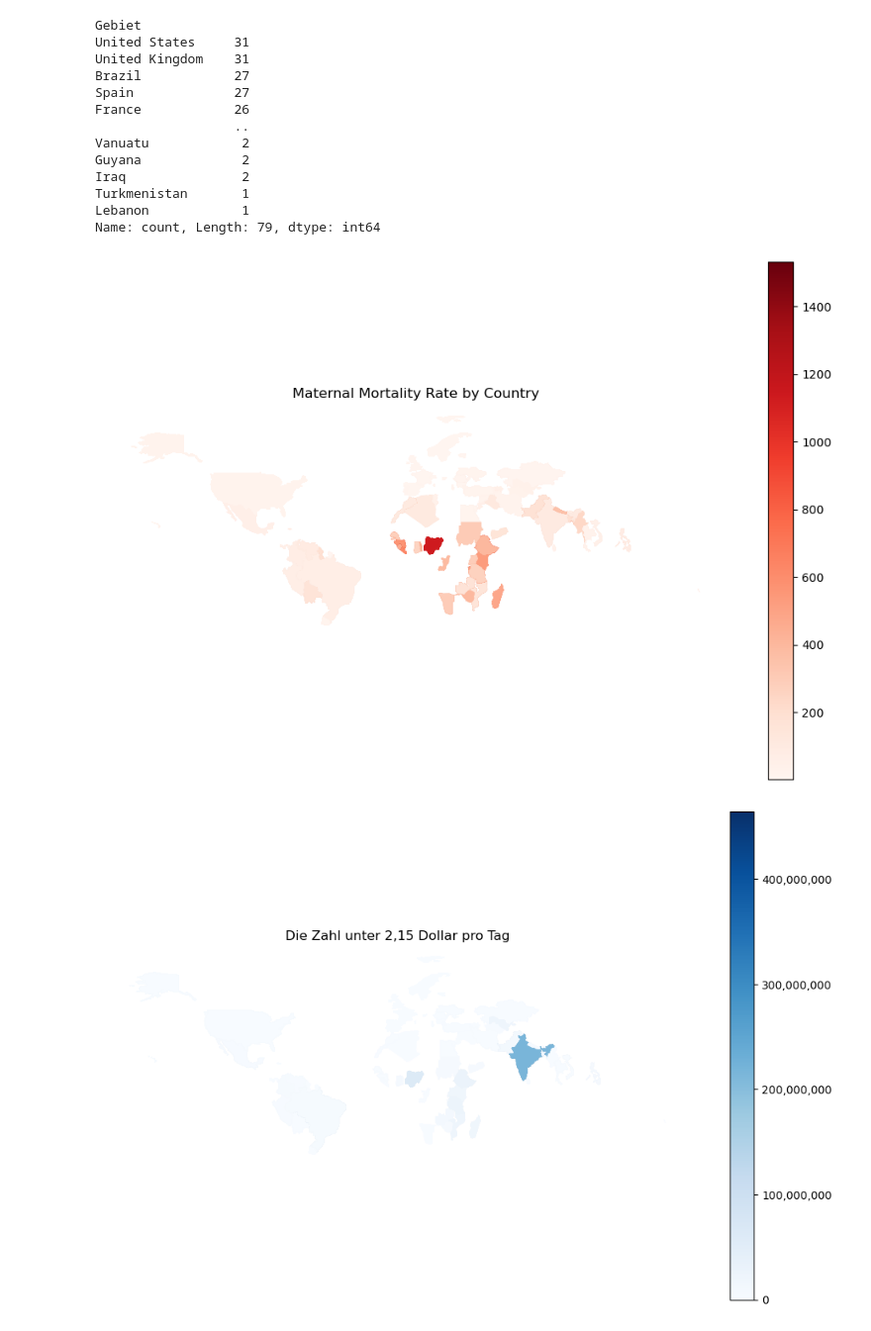
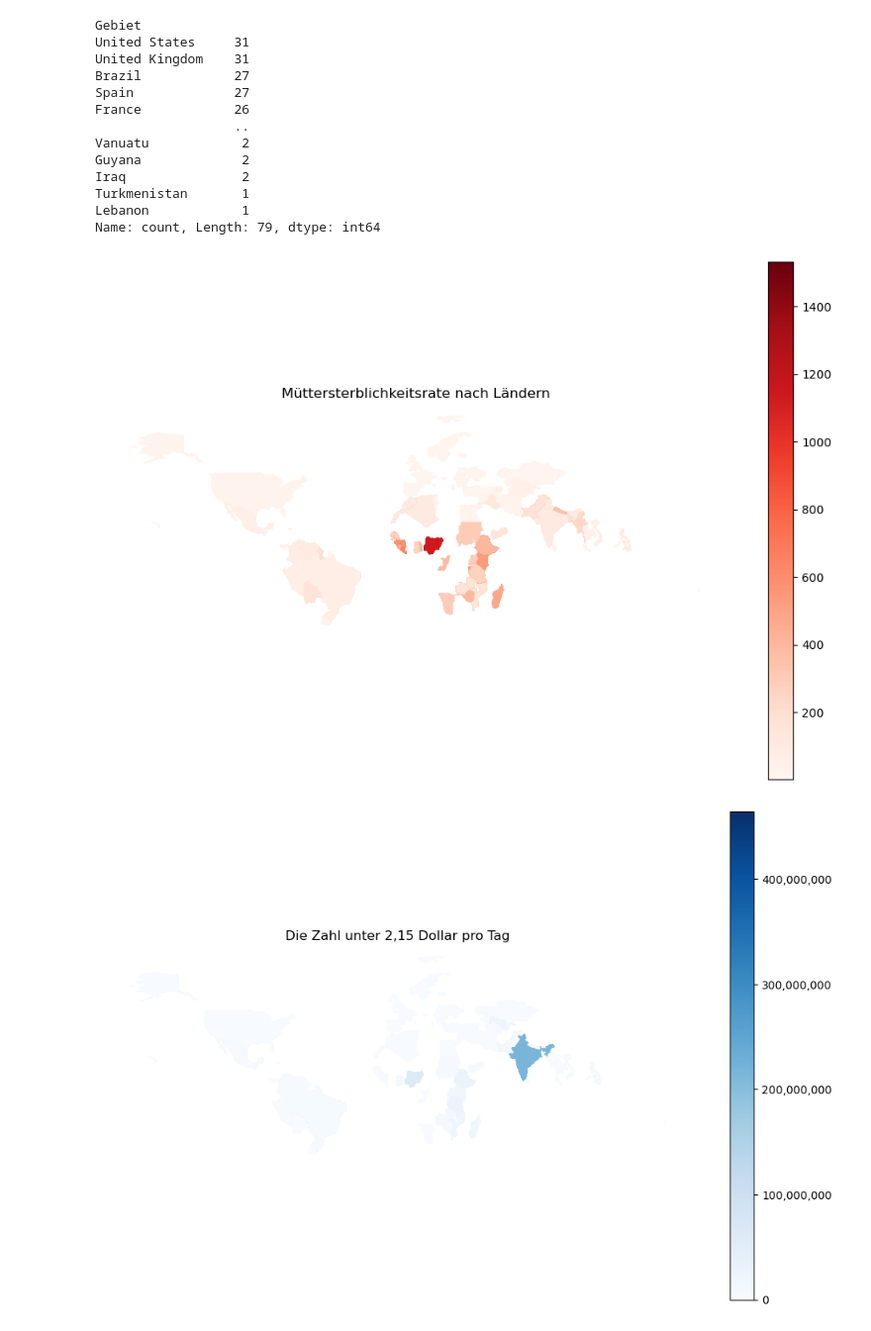
Before and after one commit to veronikamiteva/Pandas_Leistungsnachweis_2, a Jupyter notebook: Grundgerüst_Leistungsnachweis.ipynb, the cells around one changed output. Shown at 99% size. Saved outputs shown, nothing was run; the diff lists cells and outputs as text; code cells hidden in the pictures.

```diff
--- a/Grundgerüst_Leistungsnachweis.ipynb
+++ b/Grundgerüst_Leistungsnachweis.ipynb
@@ -131,18 +131,18 @@ merged_geo = world.merge(merged_df, left_on="name", right_on="Gebiet")
 # %%
 # Plot the data using the 'Müttersterblichkeitsrate' column
 ax = merged_geo.plot(
     column="Müttersterblichkeitsrate",  # Column for color coding
     legend=True,
     cmap="Reds",  # Color map
     figsize=(12, 8)
 )
 
 # Add a title and adjust layout
-ax.set_title("Maternal Mortality Rate by Country", fontsize=12)
+ax.set_title("Müttersterblichkeitsrate nach Ländern", fontsize=12)
 ax.set_axis_off()  # Removes axis
 plt.show()
 # %% [output]
-[figure, old version]
+[figure, new version]
 # %%
 # Plot the data using the 'Müttersterblichkeitsrate' column
 ax = merged_geo.plot(
```
Also changed, not shown: parts of 3 cells of this notebook, 1 other file.
